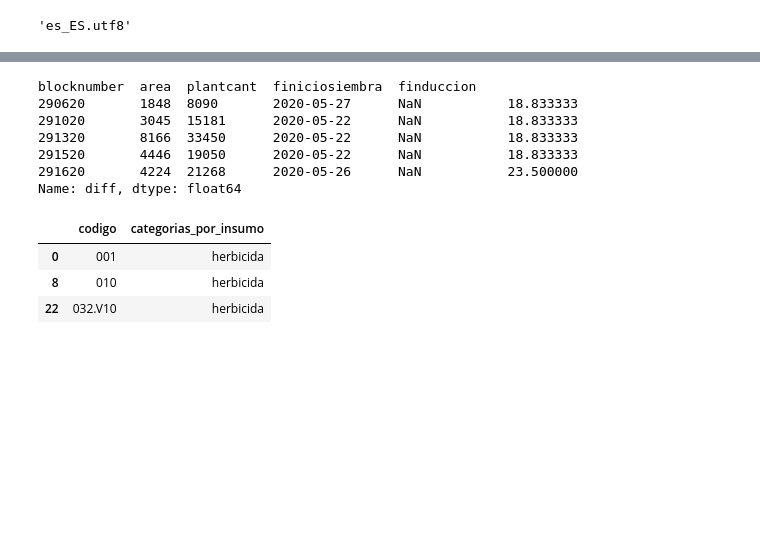
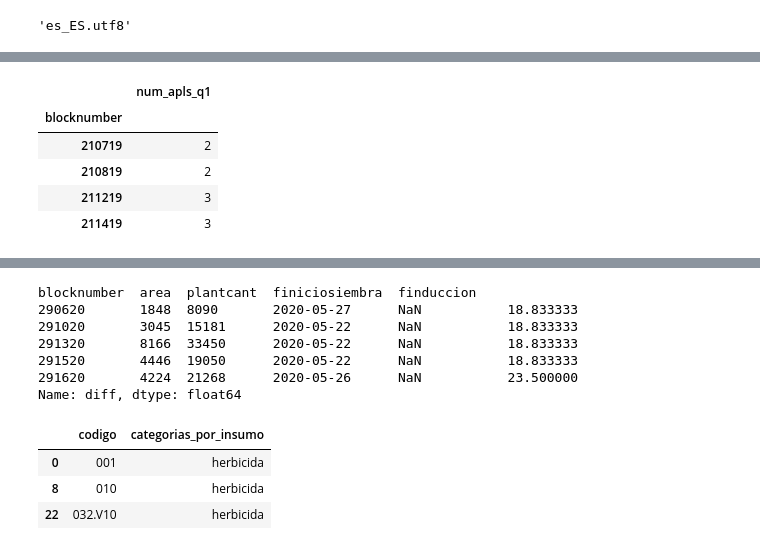
Before and after one commit to sergio-gonzalez-guapa/guapa_seguimiento_nutricion, a Jupyter notebook: process_data.ipynb, the cells around one changed output, grey strips where cells are left out. Saved outputs shown, nothing was run; the diff lists cells and outputs as text; code cells hidden in the pictures; blank space fills up the shorter version.

```diff
--- a/process_data.ipynb
+++ b/process_data.ipynb
@@ -10,0 +57,9 @@ from pandas.api.types import is_datetime64_any_dtype as is_datetime
+# %%
+df[(df['apldate'] < df['finiciosiembra'] + datetime.timedelta(weeks=12)) ].groupby("blocknumber")["apldate"].agg(num_apls_q1="count").reset_index()
+# %% [output]
+|  | num_apls_q1 |
+| blocknumber |  |
+| 210719 | 2 |
+| 210819 | 2 |
+| 211219 | 3 |
+| 211419 | 3 |
```
Also changed, not shown: parts of 12 cells of this notebook, 5 other files.
